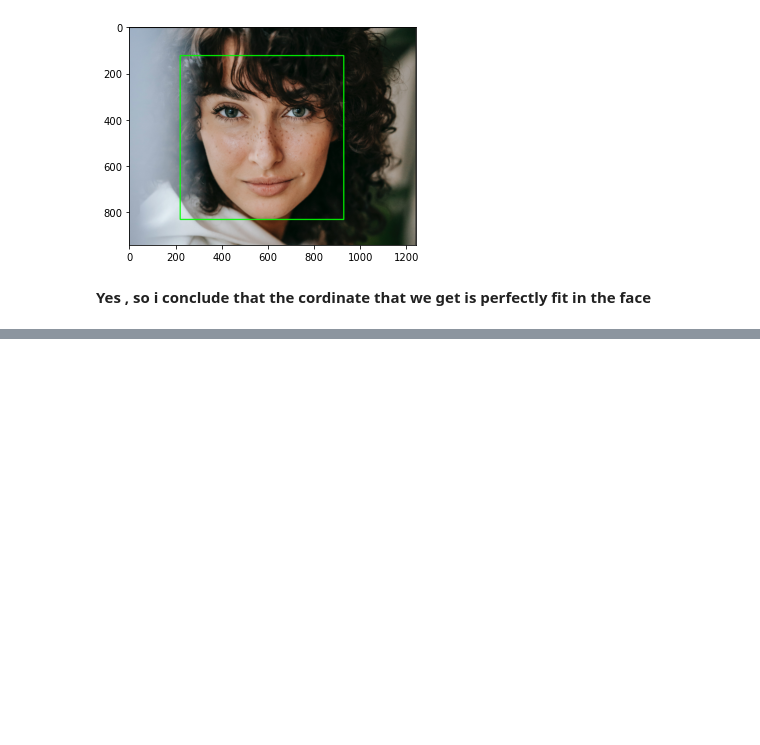
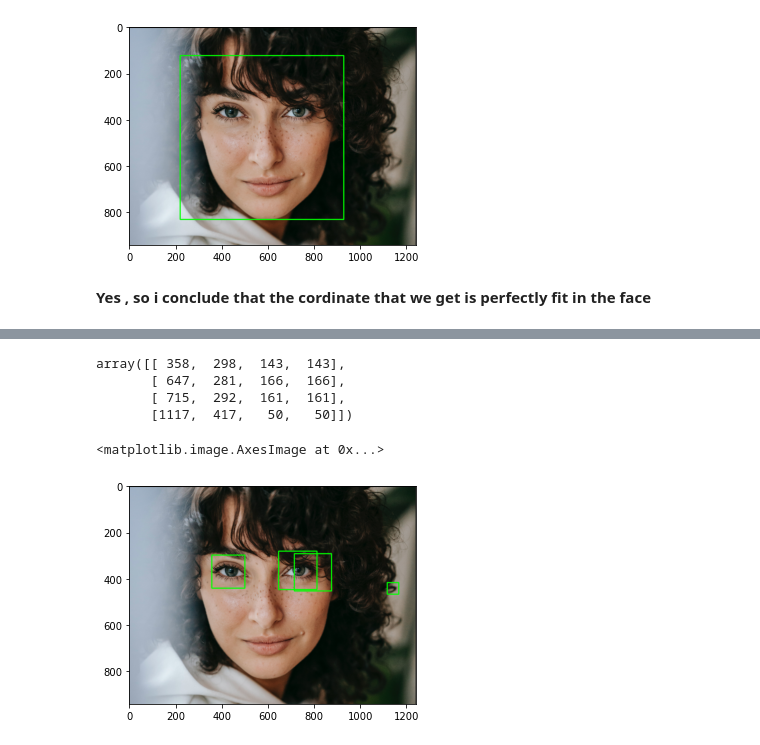
Before and after one commit to arjunkurup24/Learn-Computer-Vision-With-Project, a Jupyter notebook: Facedetection.ipynb, the cells around one changed output, grey strips where cells are left out. Cells and saved outputs as stored; diff of their text form; code cells hidden in the pictures; blank space fills up the shorter version.

```diff
--- a/Facedetection.ipynb
+++ b/Facedetection.ipynb
@@ -86,0 +134,4 @@ plt.show()
+# %%
+img=cv.imread(r'C:\Users\arjunkurup\OneDrive\Pictures/cvpic.png')
+# %%
+image=cv.cvtColor(img,cv.COLOR_BGR2RGB)
@@ -86,0 +149,7 @@ plt.show()
+# %%
+eye
+# %% [output]
+array([[ 358,  298,  143,  143],
+       [ 647,  281,  166,  166],
+       [ 715,  292,  161,  161],
+       [1117,  417,   50,   50]])
@@ -86,0 +159,5 @@ plt.show()
+# %%
+plt.imshow(image)
+# %% [output]
+<matplotlib.image.AxesImage at 0x...>
+[figure, added]
```
Also changed, not shown: parts of 20 cells of this notebook, 2 other files.
